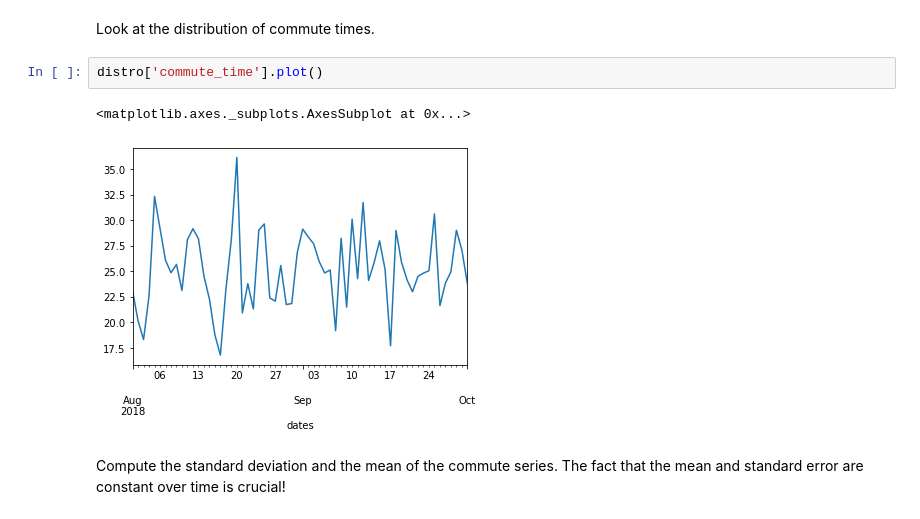
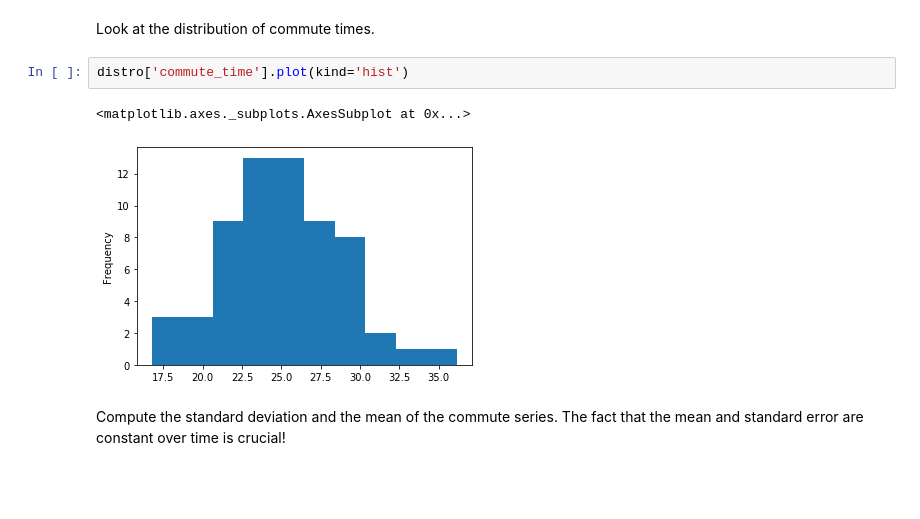
Before and after one commit to rebecca-hh-rosen/dsc-basic-time-series-models-lab-nyc-ds-082619, a Jupyter notebook: index.ipynb, the cells around one changed output. Drawn from its saved outputs; the diff is of its cells as text; blank space fills up the shorter version.

```diff
--- a/index.ipynb
+++ b/index.ipynb
@@ -67,10 +67,10 @@ shortest, longest
 # %% [markdown]
 Look at the distribution of commute times.
 # %%
-distro['commute_time'].plot()
+distro['commute_time'].plot(kind='hist')
 # %% [output]
 <matplotlib.axes._subplots.AxesSubplot at 0x...>
-[figure, old version]
+[figure, new version]
 # %% [markdown]
 Compute the standard deviation and the mean of the commute series. The fact that the mean and standard error are constant over time is crucial!
 # %%
```
